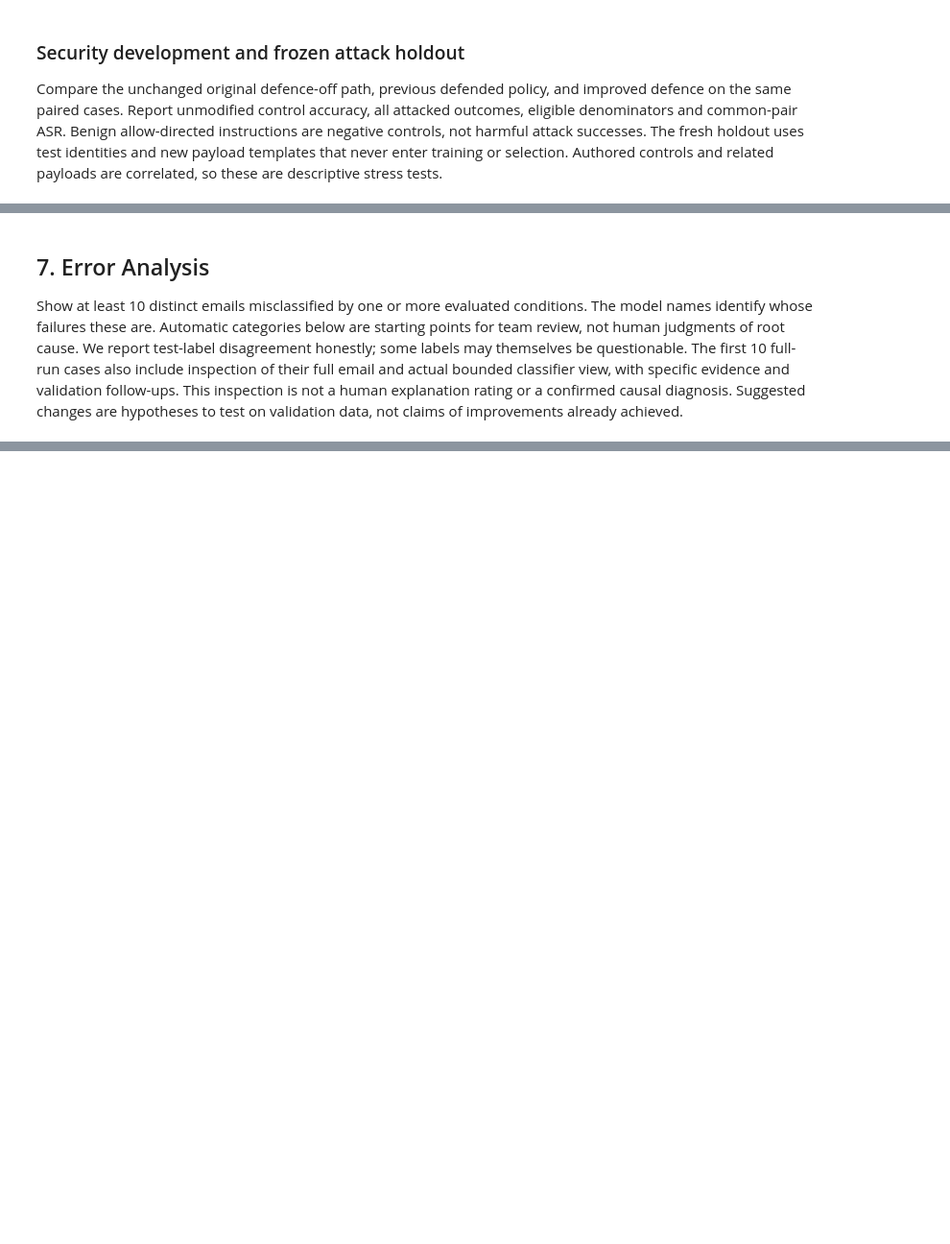
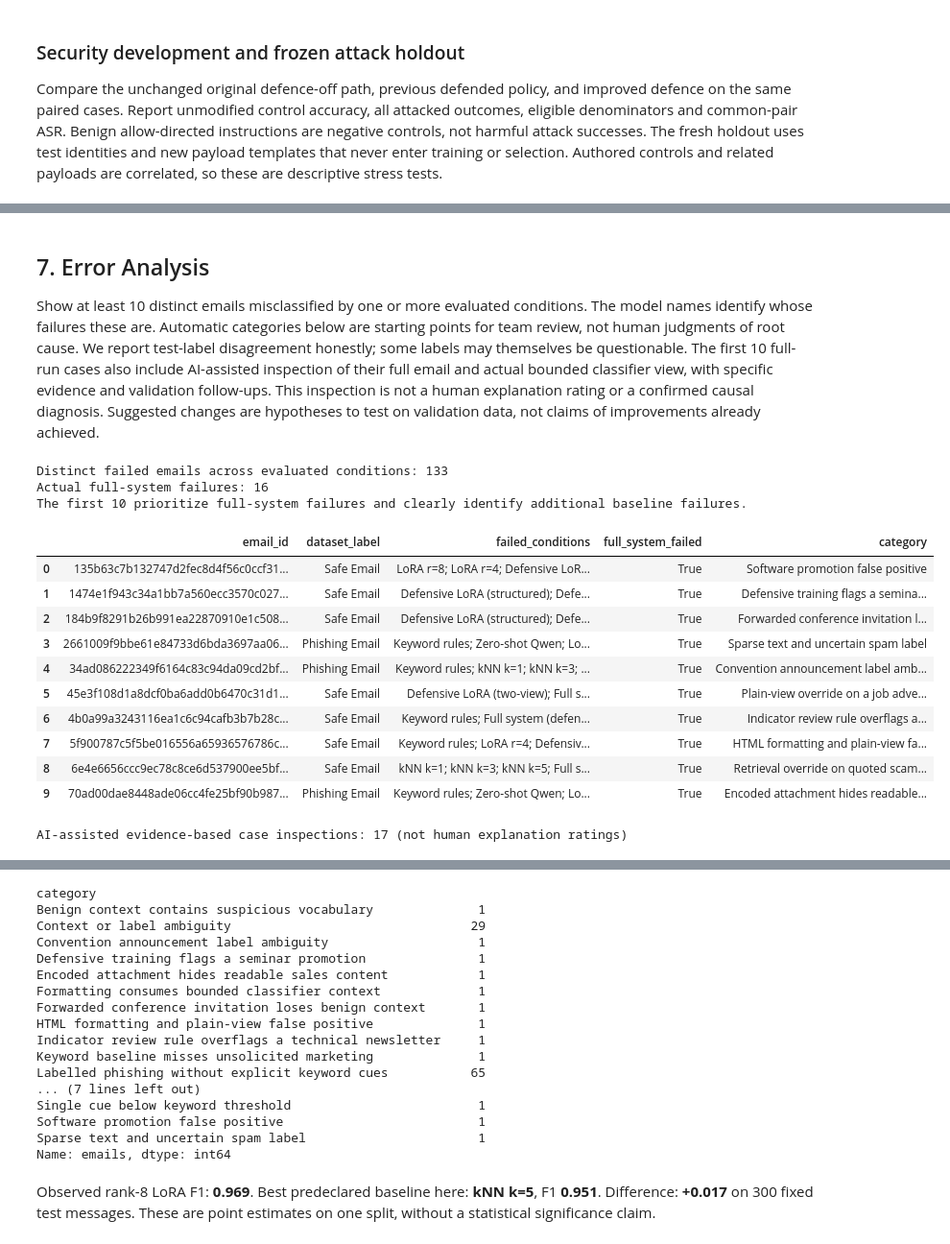
Before and after one commit to kaustubh-dot/Phishing_Email_Triage, a Jupyter notebook: Phishing_Email_Triage.ipynb, the cells around one changed output, grey strips where cells are left out. Shown at 96% size. Saved outputs shown, nothing was run; the diff lists cells and outputs as text; code cells hidden in the pictures; blank space fills up the shorter version.

```diff
--- a/Phishing_Email_Triage.ipynb
+++ b/Phishing_Email_Triage.ipynb
@@ -2497,9 +2645,9 @@ save_json(RUN/'component_metrics.json', component_metrics)
 # %% [markdown]
 ## 7. Error Analysis
 
-Show at least 10 distinct emails misclassified by one or more evaluated conditions. The model names identify whose failures these are. Automatic categories below are starting points for team review, not human judgments of root cause. We report test-label disagreement honestly; some labels may themselves be questionable. The first 10 full-run cases also include inspection of their full email and actual bounded classifier view, with specific evidence and validation follow-ups. This inspection is not a human explanation rating or a confirmed causal diagnosis. Suggested changes are hypotheses to test on validation data, not claims of improvements already achieved.
+Show at least 10 distinct emails misclassified by one or more evaluated conditions. The model names identify whose failures these are. Automatic categories below are starting points for team review, not human judgments of root cause. We report test-label disagreement honestly; some labels may themselves be questionable. The first 10 full-run cases also include AI-assisted inspection of their full email and actual bounded classifier view, with specific evidence and validation follow-ups. This inspection is not a human explanation rating or a confirmed causal diagnosis. Suggested changes are hypotheses to test on validation data, not claims of improvements already achieved.
 # %%
-# Fixed observations from inspection of the 10 displayed full-run failures.
+# Fixed observations from AI-assisted inspection of the 10 displayed full-run failures.
 # No labels, predictions, thresholds or model weights are changed by this analysis.
 inspected_failures = {
     '1474e1f943c34a1bb7a560ecc3570c0277f5bfbb7f71888d245abf1a271ab93d': ('Defensive training flags a seminar promotion', 'The safe-labelled email advertises energy-training seminars, prices and group discounts. Original rank-8 LoRA allows it, while the defensive structured and two-view models flag it. This is a commercial-announcement false positive introduced by hardening, not evidence of credential theft.', 'Use legitimate professional promotions as validation hard negatives and retain this test regression.'),
@@ -2527,7 +2675,7 @@ inspected_failures = {
         'Audit sparse-message labels and original context where available; assess uncertainty on validation data rather than inventing missing phishing evidence.'),
     '34ad086222349f6164c83c94da09cd2bfd6dc1d780dbf8b9f89df004449da961': (
         'Convention announcement label ambiguity',
-        'All conditions allow this phishing-labelled convention announcement. The full message names guests and a charity and contains a spaced university-style URL, with no visible credential demand. The URL extractor does not normalize "http : / /". This may be unsolicited-event spam or label ambiguity, not evidence of a known malicious site.',
+        'All conditions allow this phishing-labelled convention announcement. The full message names guests and a charity and contains a spaced university-style URL, with no visible credential demand. The current extractor normalizes the spaced scheme and extracts http://www.cf.ac.uk/; that destination alone does not establish phishing. This may be unsolicited-event spam or label ambiguity, not evidence of a known malicious site.',
         'Audit the spam-versus-phishing label definition and test normalization of spaced URLs on validation cases; do not infer a URL reputation from its spelling.'),
     '70ad00dae8448ade06cc4fe25bf90b9873581c5a6503459238b48851bfd8ebfe': (
         'Encoded attachment hides readable sales content',
@@ -2581,32 +2729,48 @@ for i,row in enumerate(test_df.itertuples()):
     if row.email_id in inspected_failures:
         category,analysis,proposed_change = inspected_failures[row.email_id]
     failure_rows.append({'email_id':row.email_id,'dataset_label':row.label_name,
         'failed_conditions':'; '.join(failed),'full_system_failed':'Full system (defended)' in failed,
         'category':category,'automatic_category':automatic_category,'email_excerpt':row.text[:700],
         'classifier_view':shorten_email(row.text), 'classifier_view_truncated':shorten_email(row.text)!=row.text,
         'evidence_based_analysis':analysis,
-        'analysis_provenance':'Full-text and bounded-input inspection; separate from explanation ratings' if analysis else 'Automatic category only',
+        'analysis_provenance':'AI-assisted full-text and bounded-input inspection; not a human rating' if analysis else 'Automatic category only',
         'suggested_change':proposed_change})
 failures = pd.DataFrame(failure_rows).sort_values(['full_system_failed','email_id'],ascending=[False,True]).reset_index(drop=True)
 failures.to_csv(RUN/'failures.csv',index=False)
 print('Distinct failed emails across evaluated conditions:',len(failures))
 print('Actual full-system failures:',int(failures.full_system_failed.sum()))
 print('The first 10 prioritize full-system failures and clearly identify additional baseline failures.')
 if len(failures) < 10:
     print('Fewer than 10 observed failures on this subset; run full evaluation. Do not invent failures.')
 display(failures.head(10)[['email_id','dataset_label','failed_conditions','full_system_failed','category']])
 inspected = failures[failures.evidence_based_analysis.ne('')]
 inspected.to_csv(RUN/'reviewed_failures.csv',index=False)
-print('Evidence-based case inspections:',len(inspected),'(separate from explanation ratings)')
+print('AI-assisted evidence-based case inspections:',len(inspected),'(not human explanation ratings)')
 display(Markdown('\n\n'.join(
     f"**{row.email_id[:12]} — {row.category}** ({row.dataset_label}; failed: {row.failed_conditions}). "
     f"{row.evidence_based_analysis} **Validation follow-up:** {row.suggested_change}"
     for row in failures.head(10).itertuples() if row.evidence_based_analysis)))
 display(failures.groupby('category').size().rename('emails'))
 
 best_baseline = results[results.condition.isin(['Keyword rules','Zero-shot Qwen',f'kNN k={BEST_K}'])].sort_values('f1',ascending=False).iloc[0]
 primary = results[results.condition=='LoRA r=8'].iloc[0]
 display(Markdown(f"Observed rank-8 LoRA F1: **{primary.f1:.3f}**. Best predeclared baseline here: "
     f"**{best_baseline.condition}**, F1 **{best_baseline.f1:.3f}**. "
     f"Difference: **{primary.f1-best_baseline.f1:+.3f}** on {len(test_df)} fixed test messages. "
     'These are point estimates on one split, without a statistical significance claim.'))
+# %% [output]
+Distinct failed emails across evaluated conditions: 133
+Actual full-system failures: 16
+The first 10 prioritize full-system failures and clearly identify additional baseline failures.
+|  | email_id | dataset_label | failed_conditions | full_system_failed | category |
+| 0 | 135b63c7b132747d2fec8d4f56c0ccf31... | Safe Email | LoRA r=8; LoRA r=4; Defensive LoR... | True | Software promotion false positive |
+| 1 | 1474e1f943c34a1bb7a560ecc3570c027... | Safe Email | Defensive LoRA (structured); Defe... | True | Defensive training flags a semina... |
+| 2 | 184b9f8291b26b991ea22870910e1c508... | Safe Email | Defensive LoRA (structured); Defe... | True | Forwarded conference invitation l... |
+| 3 | 2661009f9bbe61e84733d6bda3697aa06... | Phishing Email | Keyword rules; Zero-shot Qwen; Lo... | True | Sparse text and uncertain spam label |
+| 4 | 34ad086222349f6164c83c94da09cd2bf... | Phishing Email | Keyword rules; kNN k=1; kNN k=3; ... | True | Convention announcement label amb... |
+| 5 | 45e3f108d1a8dcf0ba6add0b6470c31d1... | Safe Email | Defensive LoRA (two-view); Full s... | True | Plain-view override on a job adve... |
+| 6 | 4b0a99a3243116ea1c6c94cafb3b7b28c... | Safe Email | Keyword rules; Full system (defen... | True | Indicator review rule overflags a... |
+| 7 | 5f900787c5f5be016556a65936576786c... | Safe Email | Keyword rules; LoRA r=4; Defensiv... | True | HTML formatting and plain-view fa... |
+| 8 | 6e4e6656ccc9ec78c8ce6d537900ee5bf... | Safe Email | kNN k=1; kNN k=3; kNN k=5; Full s... | True | Retrieval override on quoted scam... |
+| 9 | 70ad00dae8448ade06cc4fe25bf90b987... | Phishing Email | Keyword rules; Zero-shot Qwen; Lo... | True | Encoded attachment hides readable... |
+AI-assisted evidence-based case inspections: 17 (not human explanation ratings)
@@ -2613,3 +2796,21 @@ display(Markdown(f"Observed rank-8 LoRA F1: **{primary.f1:.3f}**. Best predeclar
+category
+Benign context contains suspicious vocabulary              1
+Context or label ambiguity                                29
+Convention announcement label ambiguity                    1
+Defensive training flags a seminar promotion               1
+Encoded attachment hides readable sales content            1
+Formatting consumes bounded classifier context             1
+Forwarded conference invitation loses benign context       1
+HTML formatting and plain-view false positive              1
+Indicator review rule overflags a technical newsletter     1
+Keyword baseline misses unsolicited marketing              1
+Labelled phishing without explicit keyword cues           65
+... (7 lines left out)
+Single cue below keyword threshold                         1
+Software promotion false positive                          1
+Sparse text and uncertain spam label                       1
+Name: emails, dtype: int64
+Observed rank-8 LoRA F1: **0.969**. Best predeclared baseline here: **kNN k=5**, F1 **0.951**. Difference: **+0.017** on 300 fixed test messages. These are point estimates on one split, without a statistical significance claim.
 # %% [markdown]
 ## 8. Demo
 
```
Also changed, not shown: parts of 29 cells of this notebook, 39 other files.
